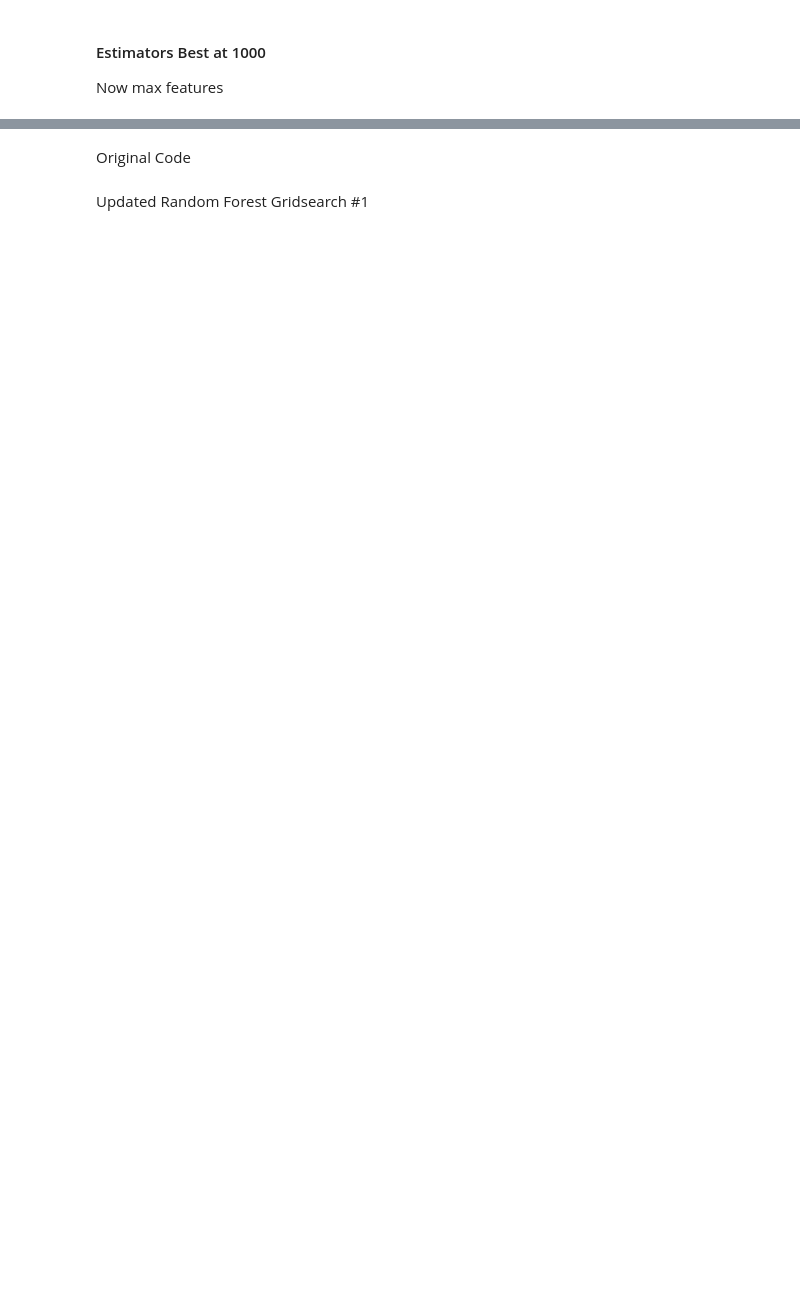
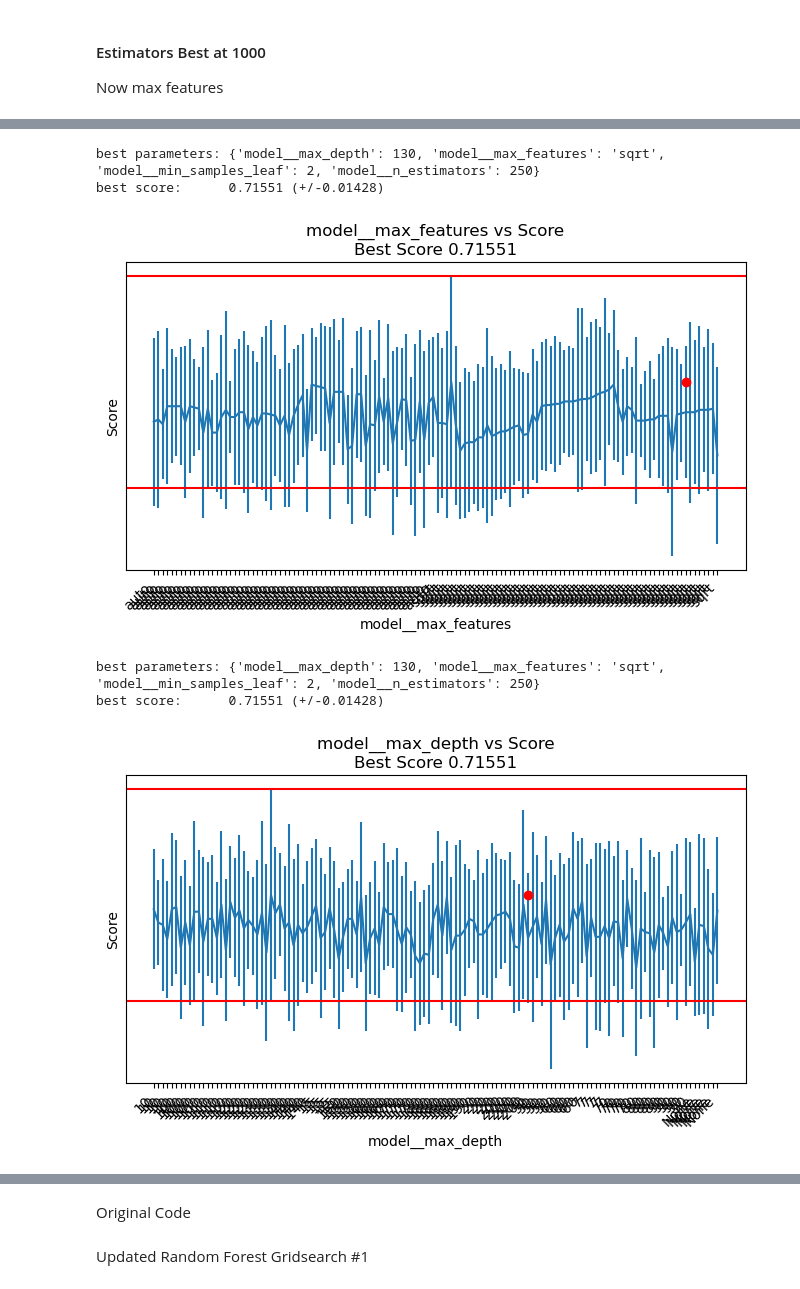
Before and after one commit to tmcroyce/UFC_Prediction_V2.1, a Jupyter notebook: V2_Newer_Notebooks/8. Prediction.ipynb, the cells around one changed output, grey strips where cells are left out. Saved outputs shown, nothing was run; the diff lists cells and outputs as text; code cells hidden in the pictures; blank space fills up the shorter version.

```diff
--- a/V2_Newer_Notebooks/8. Prediction.ipynb
+++ b/V2_Newer_Notebooks/8. Prediction.ipynb
@@ -764,0 +631,32 @@ ValueError: 'sqrt' is not in list
+# %%
+# gridsearch to look at max depth and max features, keeping n_estimators at 100 and min_samples_leaf at 1
+
+param_grid = {'model__n_estimators' : [250],
+                    'model__max_depth' : [None,  7, 10, 15, 20, 50, 60, 70, 80, 90, 100, 110, 120, 130, 140, 150, 160, 170, 180, 190, 200],
+                    'model__max_features' : ['auto', 'sqrt',],
+                    'model__min_samples_leaf' : [1, 2, 3]}
+
+# Initialize the GridSearchCV object with the model (rf_model), parameter grid, and cross-validation strategy
+grid_search = GridSearchCV(estimator=rf_model, param_grid=param_grid, cv=4, scoring='accuracy', n_jobs = 16, verbose=0)
+
+# Fit the GridSearchCV object to the training data
+grid_search.fit(X_train, y_train)
+
+# Use the GridSearch_table_plot function to visualize the results
+
+gs_max_features_results, gs_mf_fig  = GridSearch_results(grid_search, param_name='model__max_features',
+                                                            num_results=0, graph=True, display_all_params=False)
+
+gs_max_depth_results, gs_md_fig = GridSearch_results(grid_search, param_name='model__max_depth',
+                                                        num_results=0, graph=True, display_all_params=False)
+
+play_jobs_done()
+
+results_df = pd.DataFrame(grid_search.cv_results_)
+# %% [output]
+best parameters: {'model__max_depth': 130, 'model__max_features': 'sqrt', 'model__min_samples_leaf': 2, 'model__n_estimators': 250}
+best score:      0.71551 (+/-0.01428)
+[figure, added]
+best parameters: {'model__max_depth': 130, 'model__max_features': 'sqrt', 'model__min_samples_leaf': 2, 'model__n_estimators': 250}
+best score:      0.71551 (+/-0.01428)
+[figure, added]
```
Also changed, not shown: parts of 63 cells of this notebook, 2 other files.
